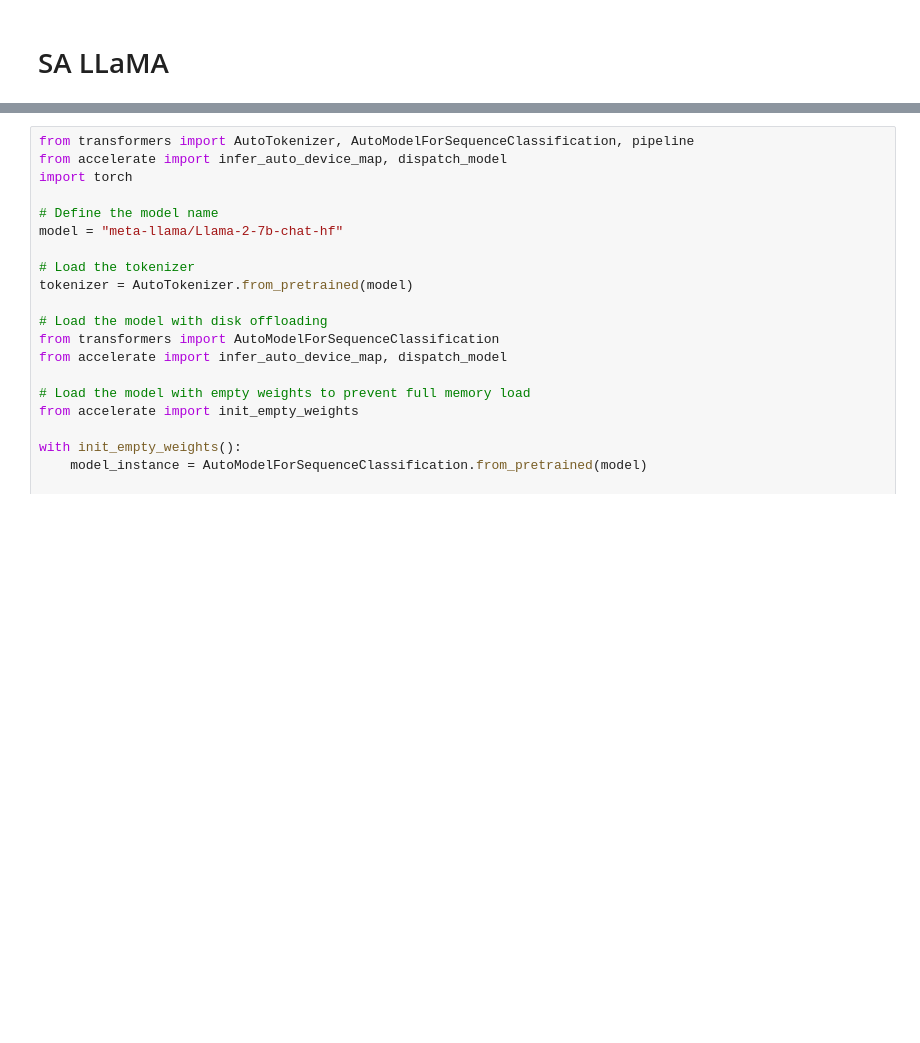
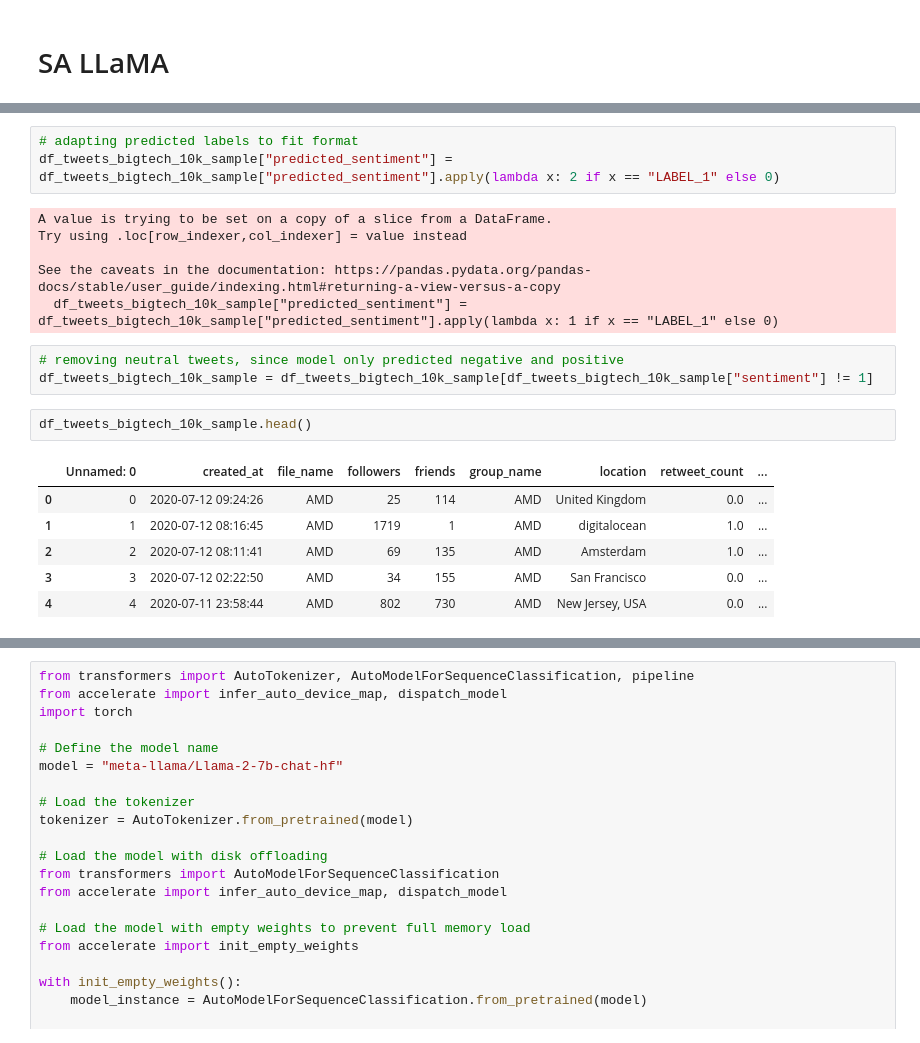
Before and after one commit to GeorgH02/thesis-code-3, a Jupyter notebook: SA LLaMA.ipynb, the cells around one changed output, grey strips where cells are left out. Drawn from its saved outputs; the diff is of its cells as text; blank space fills up the shorter version.

```diff
--- a/SA LLaMA.ipynb
+++ b/SA LLaMA.ipynb
@@ -46,0 +86,21 @@ Traceback (most recent call last):
+# %%
+# adapting predicted labels to fit format
+df_tweets_bigtech_10k_sample["predicted_sentiment"] = df_tweets_bigtech_10k_sample["predicted_sentiment"].apply(lambda x: 2 if x == "LABEL_1" else 0)
+# %% [output]
+A value is trying to be set on a copy of a slice from a DataFrame.
+Try using .loc[row_indexer,col_indexer] = value instead
+
+See the caveats in the documentation: https://pandas.pydata.org/pandas-docs/stable/user_guide/indexing.html#returning-a-view-versus-a-copy
+  df_tweets_bigtech_10k_sample["predicted_sentiment"] = df_tweets_bigtech_10k_sample["predicted_sentiment"].apply(lambda x: 1 if x == "LABEL_1" else 0)
+# %%
+# removing neutral tweets, since model only predicted negative and positive
+df_tweets_bigtech_10k_sample = df_tweets_bigtech_10k_sample[df_tweets_bigtech_10k_sample["sentiment"] != 1]
+# %%
+df_tweets_bigtech_10k_sample.head()
+# %% [output]
+|  | Unnamed: 0 | created_at | file_name | followers | friends | group_name | location | retweet_count | ... |
+| 0 | 0 | 2020-07-12 09:24:26 | AMD | 25 | 114 | AMD | United Kingdom | 0.0 | ... |
+| 1 | 1 | 2020-07-12 08:16:45 | AMD | 1719 | 1 | AMD | digitalocean | 1.0 | ... |
+| 2 | 2 | 2020-07-12 08:11:41 | AMD | 69 | 135 | AMD | Amsterdam | 1.0 | ... |
+| 3 | 3 | 2020-07-12 02:22:50 | AMD | 34 | 155 | AMD | San Francisco | 0.0 | ... |
+| 4 | 4 | 2020-07-11 23:58:44 | AMD | 802 | 730 | AMD | New Jersey, USA | 0.0 | ... |
```
Also changed, not shown: parts of 13 cells of this notebook, 3 other files.
